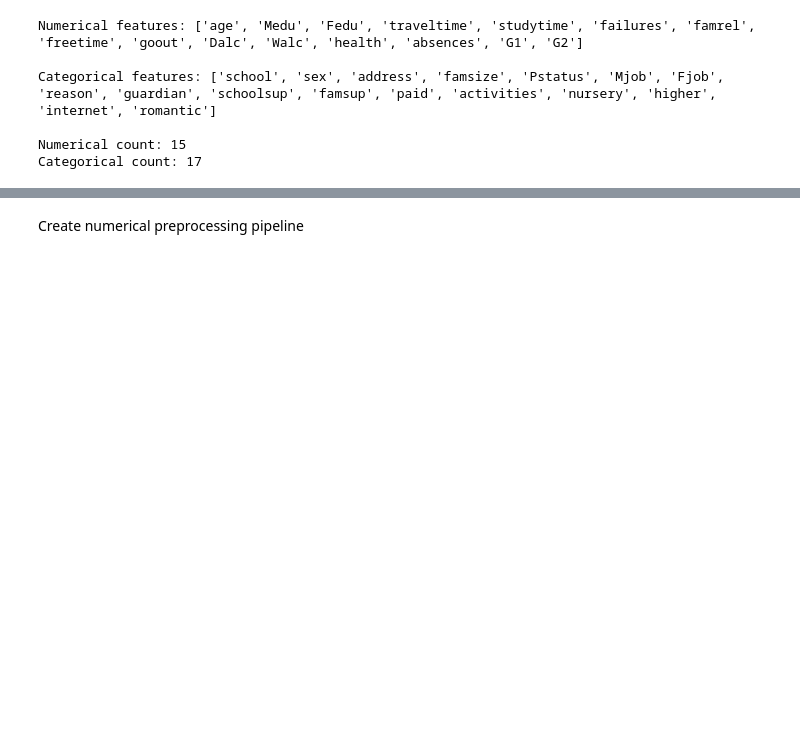
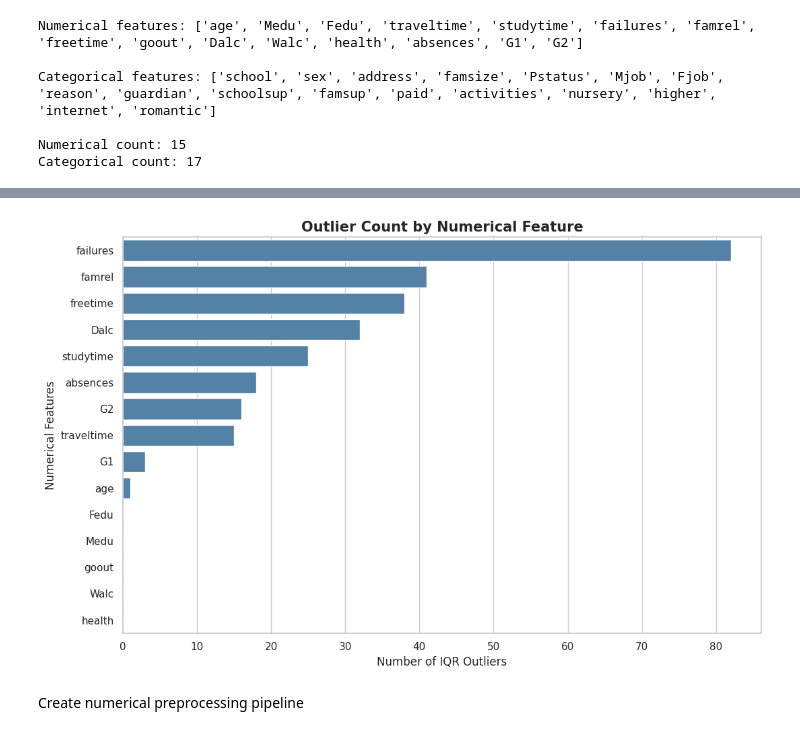
Before and after one commit to sadeepnimsara555-del/ML-Assigment, a Jupyter notebook: Notebooks/portuguese_pipline.ipynb, the cells around one changed output, grey strips where cells are left out. Drawn from its saved outputs; the diff is of its cells as text; code cells hidden in the pictures; blank space fills up the shorter version.

```diff
--- a/Notebooks/portuguese_pipline.ipynb
+++ b/Notebooks/portuguese_pipline.ipynb
@@ -310,3 +560,26 @@ Categorical count: 17
+# %%
+plt.figure(figsize=(11, 7))
+
+sns.barplot(
+    data=outlier_df,
+    y="Feature",
+    x="Outlier Count",
+    color="steelblue"
+)
+
+plt.title(
+    "Outlier Count by Numerical Feature",
+    fontsize=15,
+    fontweight="bold"
+)
+
+plt.xlabel("Number of IQR Outliers")
+plt.ylabel("Numerical Features")
+
+plt.tight_layout()
+save_plot("Outlier_Count_Comparison.png")
+# %% [output]
+[figure, added]
 # %% [markdown]
 Create numerical preprocessing pipeline
 # %%
```
Also changed, not shown: parts of 12 cells of this notebook, 3 other files.
